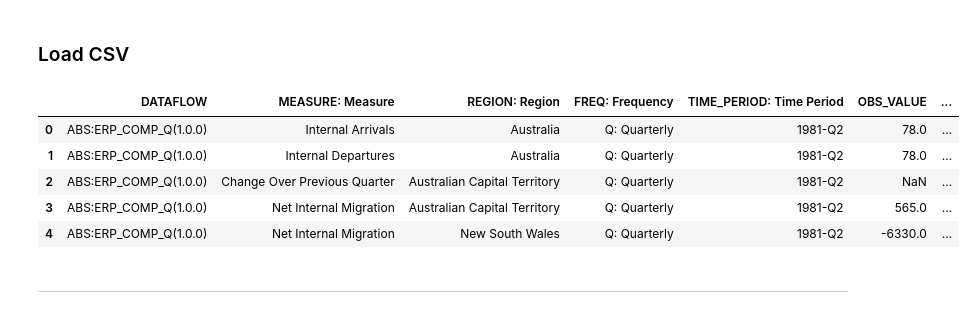
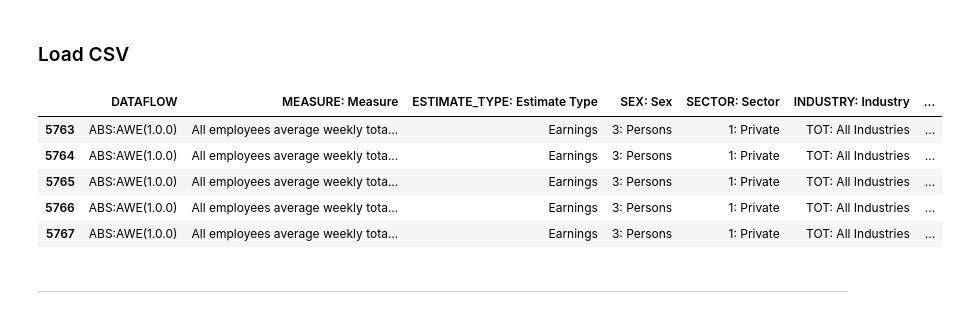
Before and after one commit to jonowood/Project_2, a Jupyter notebook: ETL/Clean_Test.ipynb, the cells around one changed output. Cells and saved outputs as stored; diff of their text form; code cells hidden in the pictures.

```diff
--- a/ETL/Clean_Test.ipynb
+++ b/ETL/Clean_Test.ipynb
@@ -35,18 +35,18 @@ erp_data_df.head()
 # %% [markdown]
 ### Load CSV
 # %%
-csv_file = os.path.join('..', 'Resources', 'ABS_ERP_COMP_CLEAN.csv')
+csv_file = os.path.join('..', 'Resources', 'ABS_AWE_CLEAN.csv')
 # csv_file = "Resources/ABS_AWE_CLEAN.csv"
 
 awe_data_df = pd.read_csv(csv_file)
-awe_data_df.head()
+awe_data_df.tail()
 # %% [output]
-|  | DATAFLOW | MEASURE: Measure | REGION: Region | FREQ: Frequency | TIME_PERIOD: Time Period | OBS_VALUE | ... |
-| 0 | ABS:ERP_COMP_Q(1.0.0) | Internal Arrivals | Australia | Q: Quarterly | 1981-Q2 | 78.0 | ... |
-| 1 | ABS:ERP_COMP_Q(1.0.0) | Internal Departures | Australia | Q: Quarterly | 1981-Q2 | 78.0 | ... |
-| 2 | ABS:ERP_COMP_Q(1.0.0) | Change Over Previous Quarter | Australian Capital Territory | Q: Quarterly | 1981-Q2 | NaN | ... |
-| 3 | ABS:ERP_COMP_Q(1.0.0) | Net Internal Migration | Australian Capital Territory | Q: Quarterly | 1981-Q2 | 565.0 | ... |
-| 4 | ABS:ERP_COMP_Q(1.0.0) | Net Internal Migration | New South Wales | Q: Quarterly | 1981-Q2 | -6330.0 | ... |
+|  | DATAFLOW | MEASURE: Measure | ESTIMATE_TYPE: Estimate Type | SEX: Sex | SECTOR: Sector | INDUSTRY: Industry | ... |
+| 5763 | ABS:AWE(1.0.0) | All employees average weekly tota... | Earnings | 3: Persons | 1: Private | TOT: All Industries | ... |
+| 5764 | ABS:AWE(1.0.0) | All employees average weekly tota... | Earnings | 3: Persons | 1: Private | TOT: All Industries | ... |
+| 5765 | ABS:AWE(1.0.0) | All employees average weekly tota... | Earnings | 3: Persons | 1: Private | TOT: All Industries | ... |
+| 5766 | ABS:AWE(1.0.0) | All employees average weekly tota... | Earnings | 3: Persons | 1: Private | TOT: All Industries | ... |
+| 5767 | ABS:AWE(1.0.0) | All employees average weekly tota... | Earnings | 3: Persons | 1: Private | TOT: All Industries | ... |
 # %% [markdown]
 ----------------------------------------
 # %% [markdown]
```
Also changed, not shown: parts of 14 cells of this notebook, 1 other file.
